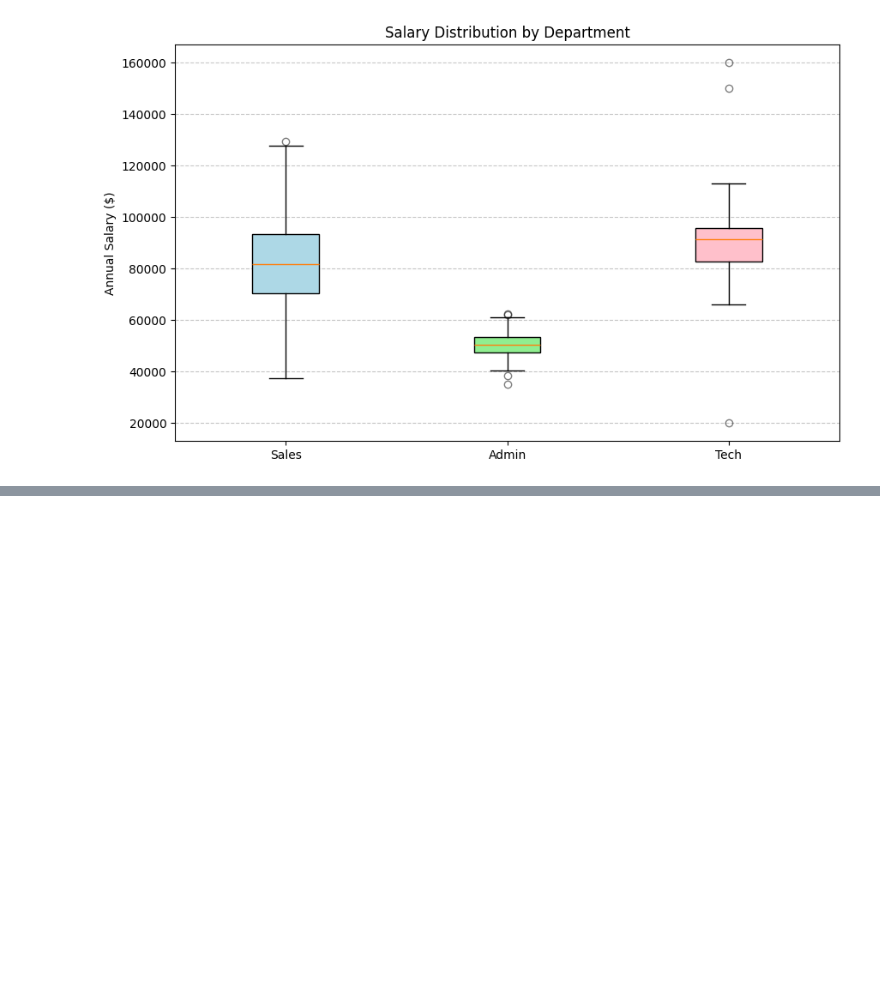
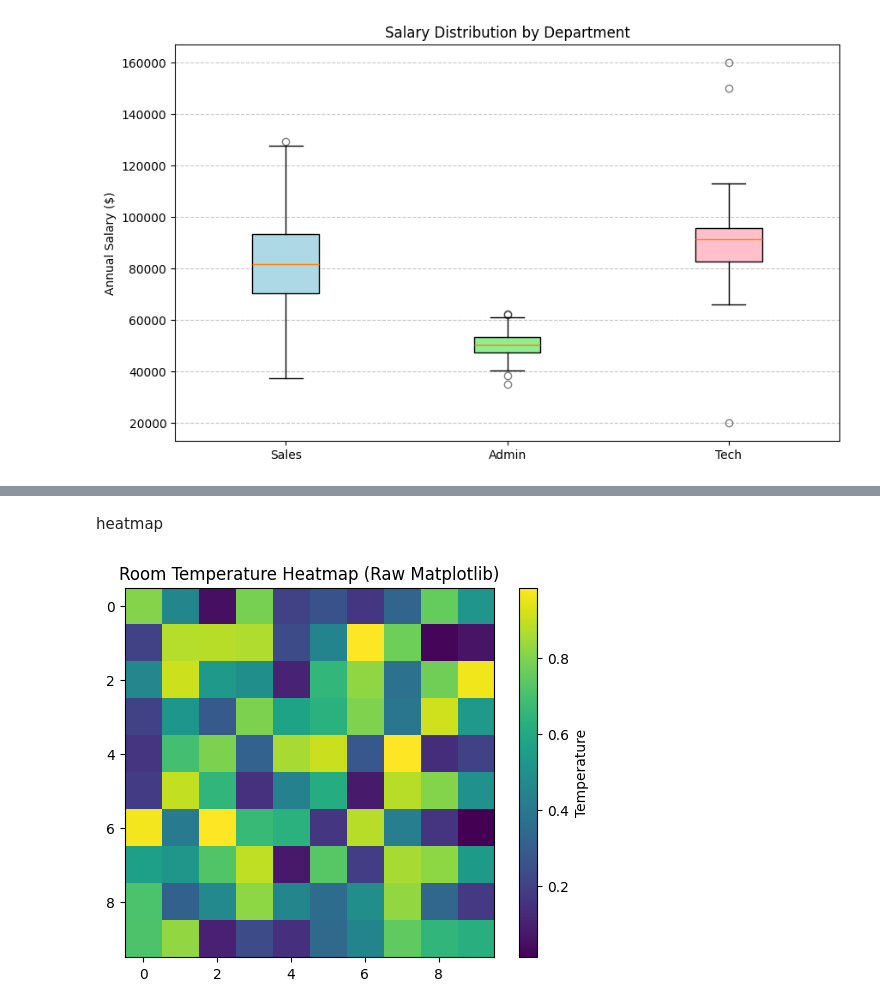
Before and after one commit to Subodhoraw/Python-revive, a Jupyter notebook: Q&A/python_details/matplotlibd/advancedmatplotlinb.ipynb, the cells around one changed output, grey strips where cells are left out. Saved outputs shown, nothing was run; the diff lists cells and outputs as text; code cells hidden in the pictures; blank space fills up the shorter version.

```diff
--- a/Q&A/python_details/matplotlibd/advancedmatplotlinb.ipynb
+++ b/Q&A/python_details/matplotlibd/advancedmatplotlinb.ipynb
@@ -62,0 +165,27 @@ tech.
+# %% [markdown]
+heatmap
+# %%
+import matplotlib.pyplot as plt
+import numpy as np
+
+# ==========================================
+# 1. Generate Random 2D Data (10x10 Grid)
+# ==========================================
+# Imagine this is a map of temperature in a 10x10 room
+data = np.random.rand(10, 10)
+
+# ==========================================
+# 2. Plot using imshow
+# ==========================================
+fig, ax = plt.subplots()
+
+# imshow = "Image Show"
+im = ax.imshow(data, cmap='viridis', interpolation='nearest')
+
+# We have to add the colorbar manually
+fig.colorbar(im, ax=ax, label='Temperature')
+
+ax.set_title("Room Temperature Heatmap (Raw Matplotlib)")
+plt.show()
+# %% [output]
+[figure, added]
```
Also changed, not shown: parts of 6 cells of this notebook.
